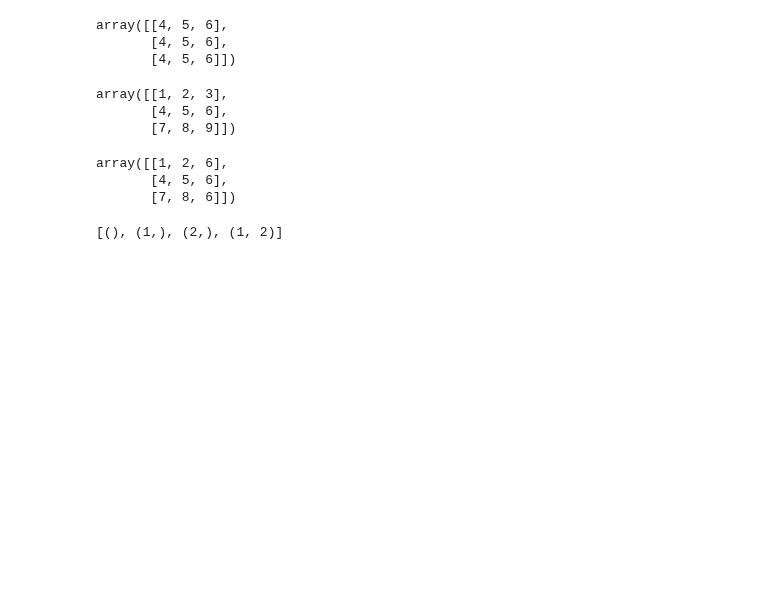
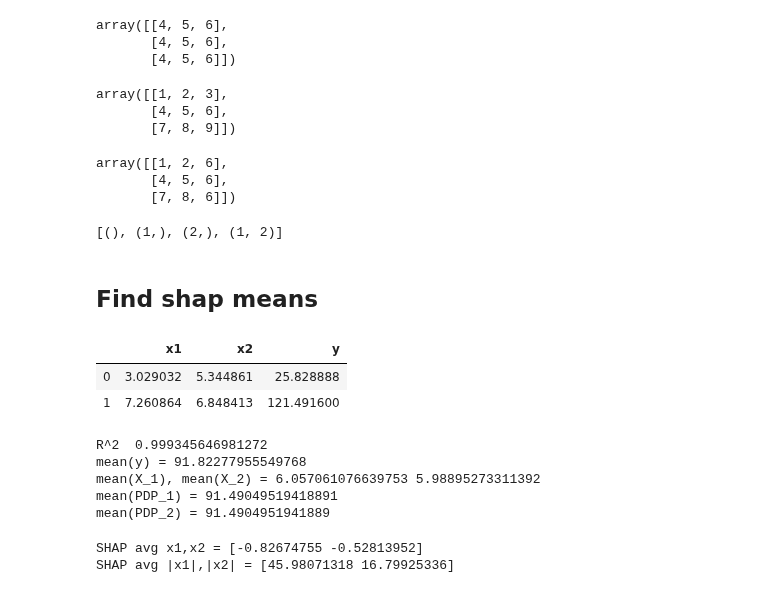
Before and after one commit to parrt/stratx, a Jupyter notebook: notebooks/partial-dependence.ipynb, the cells around one changed output. Cells and saved outputs as stored; diff of their text form; code cells hidden in the pictures; blank space fills up the shorter version.

```diff
--- a/notebooks/partial-dependence.ipynb
+++ b/notebooks/partial-dependence.ipynb
@@ -347,3 +347,5 @@ ps = powerset(set(range(p)).difference([0]))
 list(ps)
 # %% [output]
 [(), (1,), (2,), (1, 2)]
+# %% [markdown]
+## Find shap means
@@ -349,0 +375,54 @@ list(ps)
+# %%
+import shap
+
+def synthetic_interaction_data(n, yintercept = 10):
+    df = pd.DataFrame()
+    df[f'x1'] = np.random.random(size=n)*10+1
+    df[f'x2'] = np.random.random(size=n)*10+1
+    df['y'] = df['x1']**2 + df['x1']*df['x2'] + np.sin(df['x2']*2)*10 + yintercept
+#     df['y'] = df['x1'] * df['x2'] + yintercept
+    return df
+
+# def f(x,y_intercept=10):
+#     if x.ndim==2:
+#         return np.array([f(row) for row in x])
+#     return x[0]**2 + x[1] + y_intercept
+# %%
+df = synthetic_interaction_data(1000)
+df.head(2)
+# %% [output]
+|  | x1 | x2 | y |
+| 0 | 3.029032 | 5.344861 | 25.828888 |
+| 1 | 7.260864 | 6.848413 | 121.491600 |
+# %%
+X, y = df[['x1','x2']].copy(), df['y'].copy()
+X1 = X.iloc[:,0]
+X2 = X.iloc[:,1]
+
+rf = RandomForestRegressor(n_estimators=10)
+rf.fit(X, y)
+print("R^2 ",rf.score(X,y))
+
+print("mean(y) =", np.mean(y))
+print("mean(X_1), mean(X_2) =", np.mean(X1), np.mean(X2))
+
+pdp_x1 = friedman_partial_dependence(rf, X, 'x1', numx=None, mean_centered=False)
+pdp_x2 = friedman_partial_dependence(rf, X, 'x2', numx=None, mean_centered=False)
+print("mean(PDP_1) =", np.mean(pdp_x1[1]))
+print("mean(PDP_2) =", np.mean(pdp_x2[1]))
+# %% [output]
+R^2  0.999345646981272
+mean(y) = 91.82277955549768
+mean(X_1), mean(X_2) = 6.057061076639753 5.98895273311392
+mean(PDP_1) = 91.49049519418891
+mean(PDP_2) = 91.4904951941889
+# %%
+explainer = shap.TreeExplainer(rf, data=shap.sample(X, 400), feature_perturbation='interventional')
+shap_values = explainer.shap_values(X, check_additivity=False)
+shapavg = np.mean(shap_values, axis=0)
+print("SHAP avg x1,x2 =", shapavg)
+shapimp = np.mean(np.abs(shap_values), axis=0)
+print("SHAP avg |x1|,|x2| =", shapimp)
+# %% [output]
+SHAP avg x1,x2 = [-0.82674755 -0.52813952]
+SHAP avg |x1|,|x2| = [45.98071318 16.79925336]
```
Also changed, not shown: parts of 10 cells of this notebook, 3 other files.
